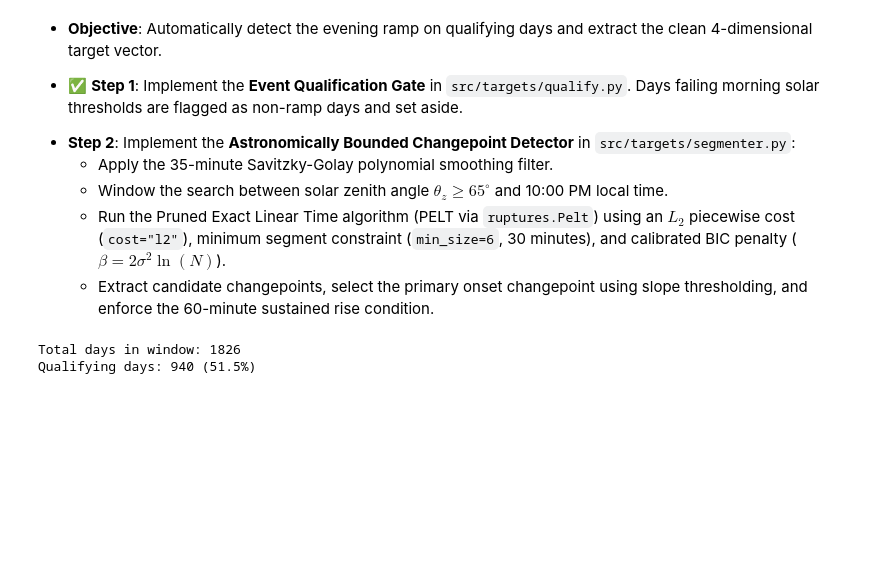
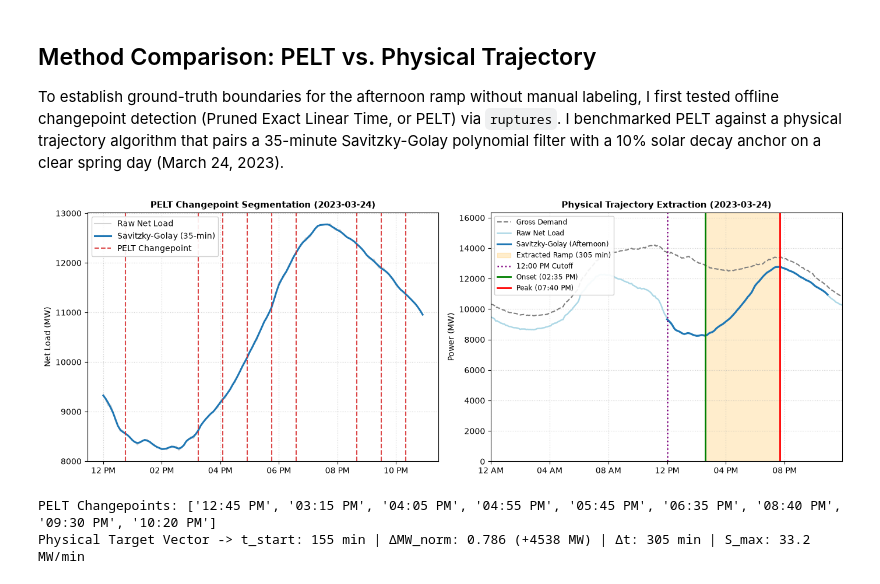
Before and after one commit to evanhk/eveningPowerRamp, a Jupyter notebook: notebooks/02_ramp_segmentation.ipynb, the cells around one changed output. Saved outputs shown, nothing was run; the diff lists cells and outputs as text; code cells hidden in the pictures; blank space fills up the shorter version.

Commit message:
clean up notebooks to showcase decision making and improve readability, clean up loaders

```diff
--- a/notebooks/02_ramp_segmentation.ipynb
+++ b/notebooks/02_ramp_segmentation.ipynb
@@ -294,20 +107,23 @@ def solar_pen_filter(telem_data, start_date='2021-01-01', end_date='2026-01-01',
 # %% [markdown]
-* **Objective**: Automatically detect the evening ramp on qualifying days and extract the clean 4-dimensional target vector.
-- ✅ **Step 1**: Implement the **Event Qualification Gate** in `src/targets/qualify.py`. Days failing morning solar thresholds are flagged as non-ramp days and set aside.
-* **Step 2**: Implement the **Astronomically Bounded Changepoint Detector** in `src/targets/segmenter.py`:
-  * Apply the 35-minute Savitzky-Golay polynomial smoothing filter.
-  * Window the search between solar zenith angle $\theta_z \ge 65^\circ$ and 10:00 PM local time.
-  * Run the Pruned Exact Linear Time algorithm (PELT via `ruptures.Pelt`) using an $L_2$ piecewise cost (`cost="l2"`), minimum segment constraint (`min_size=6`, 30 minutes), and calibrated BIC penalty ($\beta = 2 \sigma^2 \ln(N)$).
-  * Extract candidate changepoints, select the primary onset changepoint using slope thresholding, and enforce the 60-minute sustained rise condition.
+## Method Comparison: PELT vs. Physical Trajectory
+
+To establish ground-truth boundaries for the afternoon ramp without manual labeling, I first tested offline changepoint detection (Pruned Exact Linear Time, or PELT) via `ruptures`. I benchmarked PELT against a physical trajectory algorithm that pairs a 35-minute Savitzky-Golay polynomial filter with a 10% solar decay anchor on a clear spring day (March 24, 2023).
 # %%
-d_days = solar_pen_filter(df)
+sample_date = pd.to_datetime("2023-03-24").date()
+day_data = df[df["interval_start_local"].dt.date == sample_date].copy()
 
-df["date"] = df["interval_start_local"].dt.date
-qualifying_set = set(d_days)
+cp_times, afternoon = detect_pelt_changepoints(day_data)
+targets = extract_ramp_targets(day_data)
 
-df_qualify = df[df['date'].isin(qualifying_set)]
+plot_segmentation_benchmark(day_data, afternoon, cp_times, targets)
 
-for date, day_data in df_qualify.groupby('date'):
+print("PELT Changepoints:", [t.strftime("%I:%M %p") for t in cp_times])
+print(
+    f"Physical Target Vector -> t_start: {targets['t_start_min']:.0f} min | "
+    f"ΔMW_norm: {targets['delta_mw_norm']:.3f} (+{targets['delta_mw_raw']:.0f} MW) | "
+    f"Δt: {targets['delta_t_min']:.0f} min | S_max: {targets['s_max']:.1f} MW/min"
+)
 # %% [output]
+[figure, added]
-Total days in window: 1826
-Qualifying days: 940 (51.5%)
+PELT Changepoints: ['12:45 PM', '03:15 PM', '04:05 PM', '04:55 PM', '05:45 PM', '06:35 PM', '08:40 PM', '09:30 PM', '10:20 PM']
+Physical Target Vector -> t_start: 155 min | ΔMW_norm: 0.786 (+4538 MW) | Δt: 305 min | S_max: 33.2 MW/min
```
Also changed, not shown: parts of 44 cells of this notebook, 8 other files.
